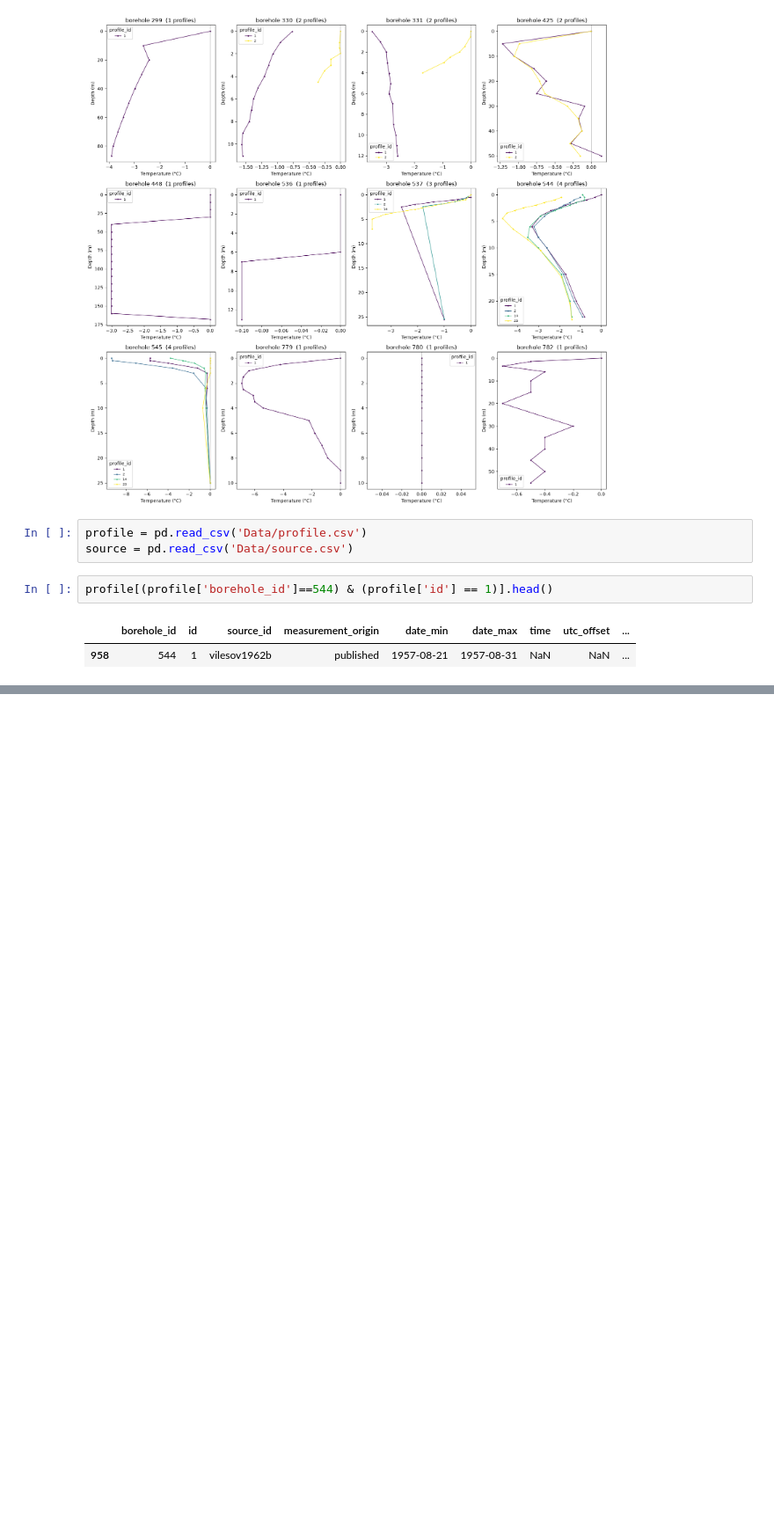
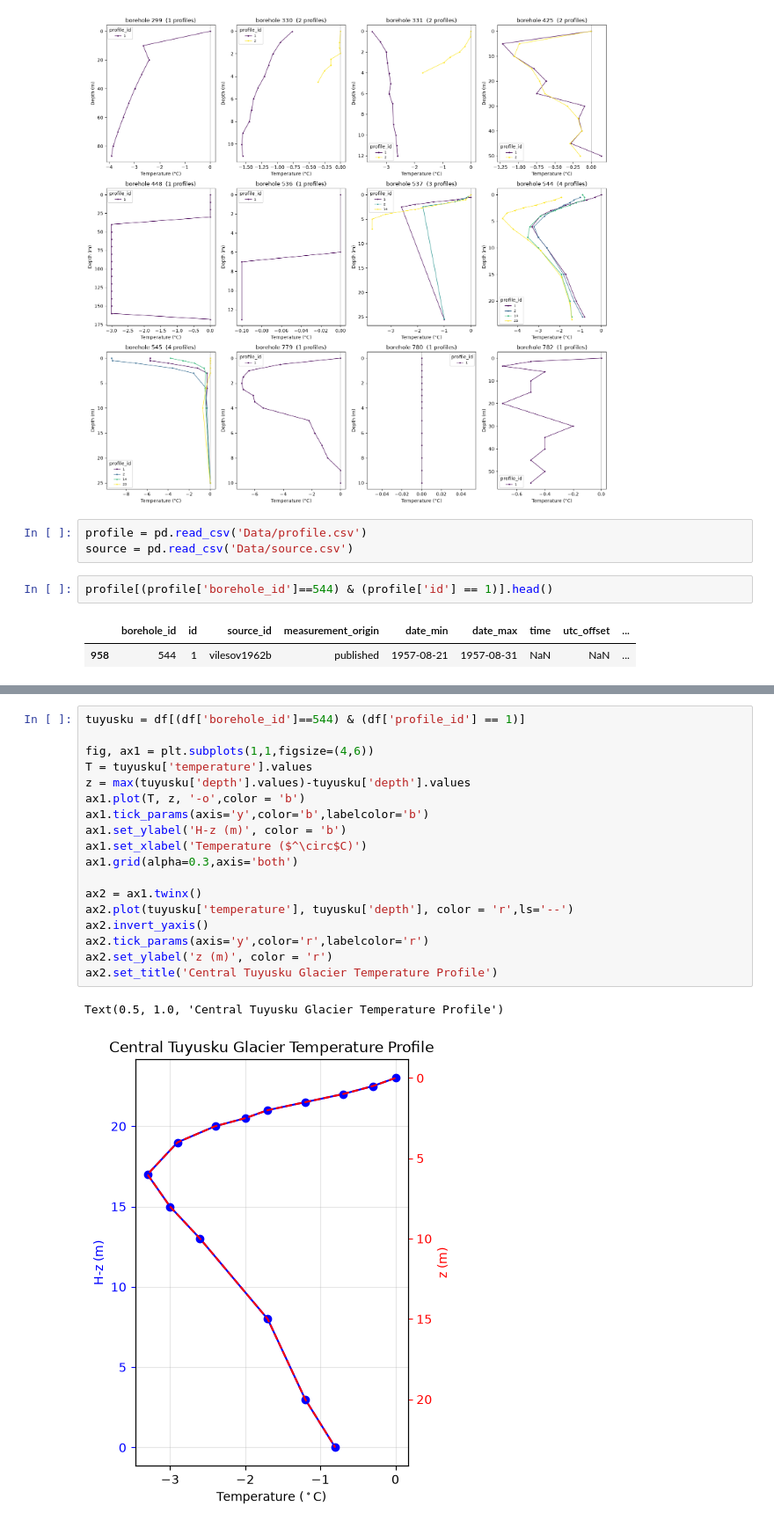
Before and after one commit to joshpark1007/Fall26-ESM-Project, a Jupyter notebook: test_1.ipynb, the cells around one changed output, grey strips where cells are left out. Shown at 88% size. Drawn from its saved outputs; the diff is of its cells as text; blank space fills up the shorter version.

```diff
--- a/test_1.ipynb
+++ b/test_1.ipynb
@@ -66,3 +67,24 @@ source[source['id']=='vilesov1962b']
 # %% [output]
 |  | id | author | year | type | title | url | language | container_title | volume | issue | ... |
 | 308 | vilesov1962b | Е. Н. Вилесов [E. N. Vilesov] | 1962 | book | Температура льда: Стационарные на... | NaN | ru | NaN | 3.0 | NaN | ... |
+# %%
+tuyusku = df[(df['borehole_id']==544) & (df['profile_id'] == 1)]
+
+fig, ax1 = plt.subplots(1,1,figsize=(4,6))
+T = tuyusku['temperature'].values
+z = max(tuyusku['depth'].values)-tuyusku['depth'].values
+ax1.plot(T, z, '-o',color = 'b')
+ax1.tick_params(axis='y',color='b',labelcolor='b')
+ax1.set_ylabel('H-z (m)', color = 'b')
+ax1.set_xlabel('Temperature ($^\circ$C)')
+ax1.grid(alpha=0.3,axis='both')
+
+ax2 = ax1.twinx()
+ax2.plot(tuyusku['temperature'], tuyusku['depth'], color = 'r',ls='--')
+ax2.invert_yaxis()
+ax2.tick_params(axis='y',color='r',labelcolor='r')
+ax2.set_ylabel('z (m)', color = 'r')
+ax2.set_title('Central Tuyusku Glacier Temperature Profile')
+# %% [output]
+Text(0.5, 1.0, 'Central Tuyusku Glacier Temperature Profile')
+[figure, added]
```
Also changed, not shown: parts of 3 cells of this notebook.
